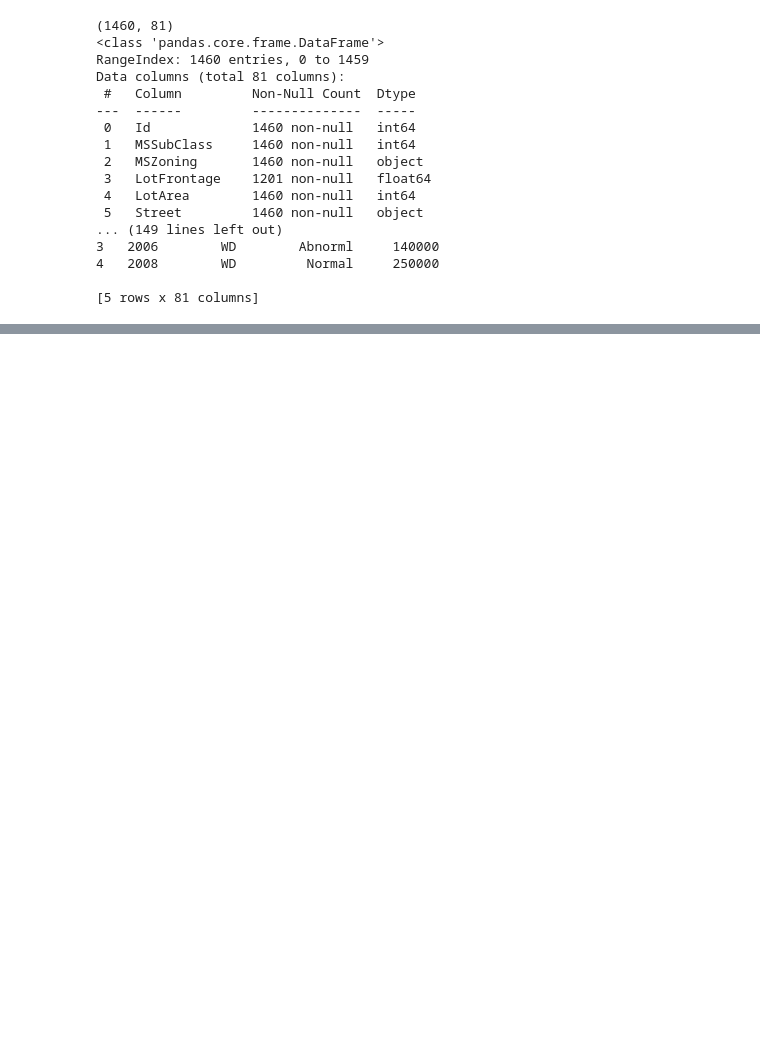
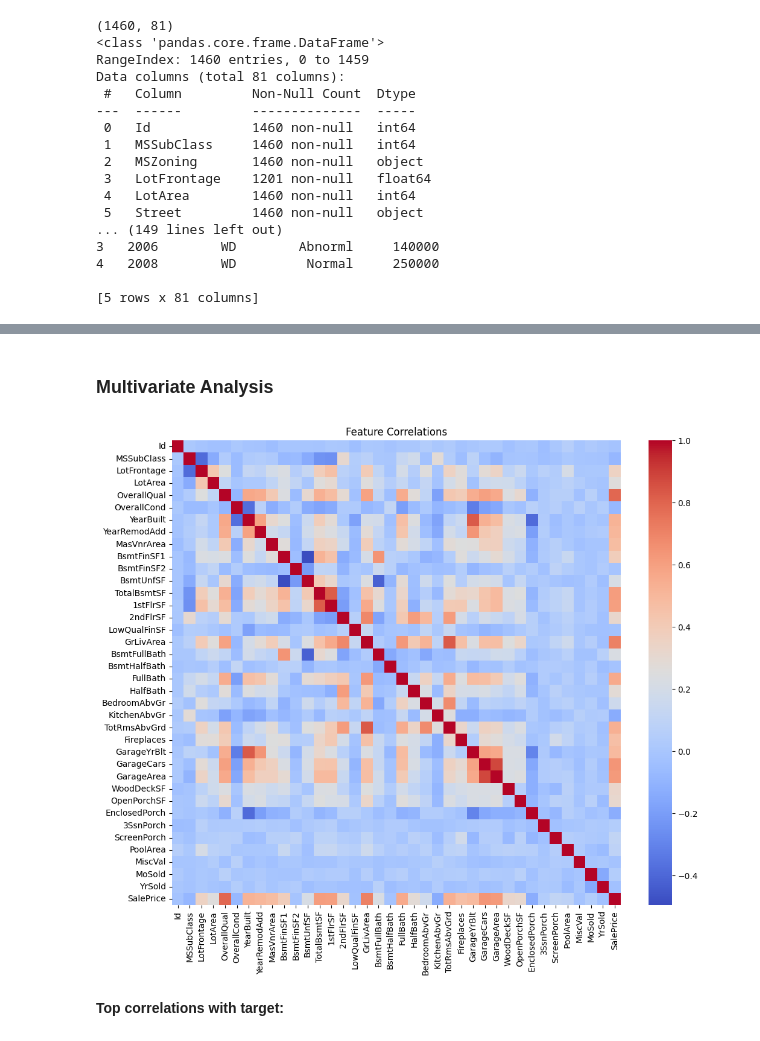
Before and after one commit to UDynamic/ML-Engineering-job-Prep, a Jupyter notebook: projects/01-classic-ml-pipeline/notebooks/01_eda.ipynb, the cells around one changed output, grey strips where cells are left out. Drawn from its saved outputs; the diff is of its cells as text; code cells hidden in the pictures; blank space fills up the shorter version.

```diff
--- a/projects/01-classic-ml-pipeline/notebooks/01_eda.ipynb
+++ b/projects/01-classic-ml-pipeline/notebooks/01_eda.ipynb
@@ -33,0 +47,13 @@ Data columns (total 81 columns):
+# %% [markdown]
+### Multivariate Analysis
+# %%
+num_cols = train.select_dtypes(include=[np.number]).columns
+corr = train[num_cols].corr()
+plt.figure(figsize=(12, 10))
+sns.heatmap(corr, annot=False, cmap='coolwarm')
+plt.title('Feature Correlations')
+plt.savefig('../reports/figures/corr_matrix.png')
+# %% [output]
+[figure, added]
+# %% [markdown]
+**Top correlations with target:**
```
Also changed, not shown: parts of 21 cells of this notebook, 5 other files.
